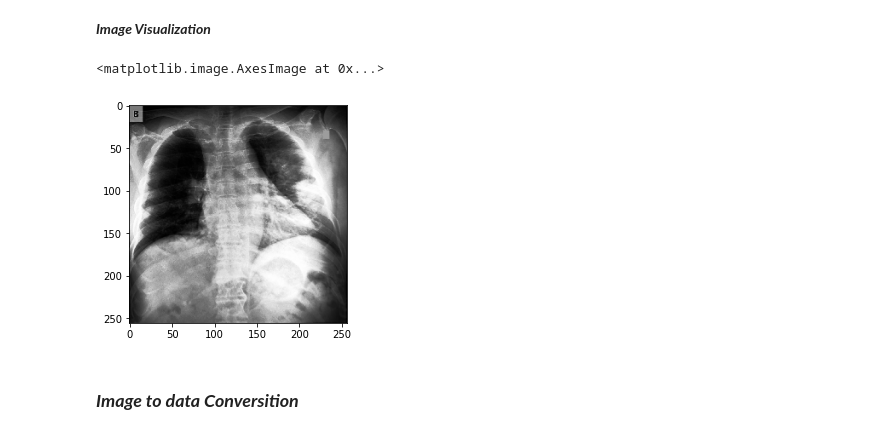
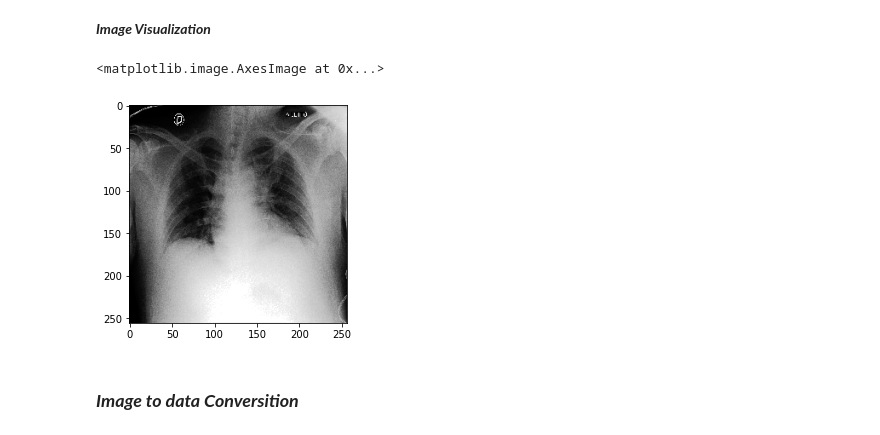
Before and after one commit to Jayanth9601/COVID-19_Detection_using_CNN, a Jupyter notebook: CovidDetector.ipynb, the cells around one changed output. Saved outputs shown, nothing was run; the diff lists cells and outputs as text; code cells hidden in the pictures.

Commit message:
Update CovidDetector.ipynb
uploading the updated code

```diff
--- a/CovidDetector.ipynb
+++ b/CovidDetector.ipynb
@@ -31,13 +31,13 @@ Test_path = "/content/drive/MyDrive/Covid-19_Dataset/Processed data/Test"
 # %%
 # Displaying a image form our dataset
 # path of the location where the image is saved
-path = "/content/drive/MyDrive/Covid-19_Dataset/Processed data/Test/Covid_img_test/0108.jpeg"
+path = "/content/drive/MyDrive/Covid-19_Dataset-20220108T144233Z-001/Covid-19_Dataset/Processed data/Train/Covid_img_train/012.jpeg"
 # Path, target_size = {size at which the image is displayed}
 img = image.load_img(path, target_size=(256,256))
 plt.imshow(img)                                                                 # showing the image
 # %% [output]
 <matplotlib.image.AxesImage at 0x...>
-[figure, old version]
+[figure, new version]
 # %% [markdown]
 ### ***Image to data Conversition***
 # %%
```
Also changed, not shown: parts of 30 cells of this notebook.
